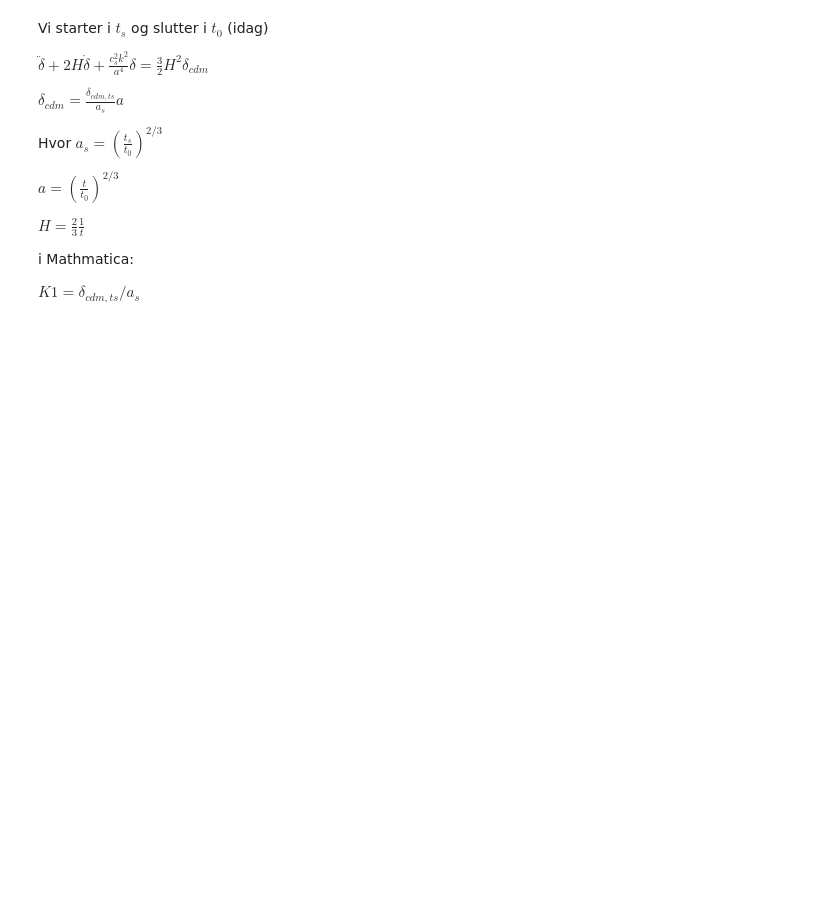
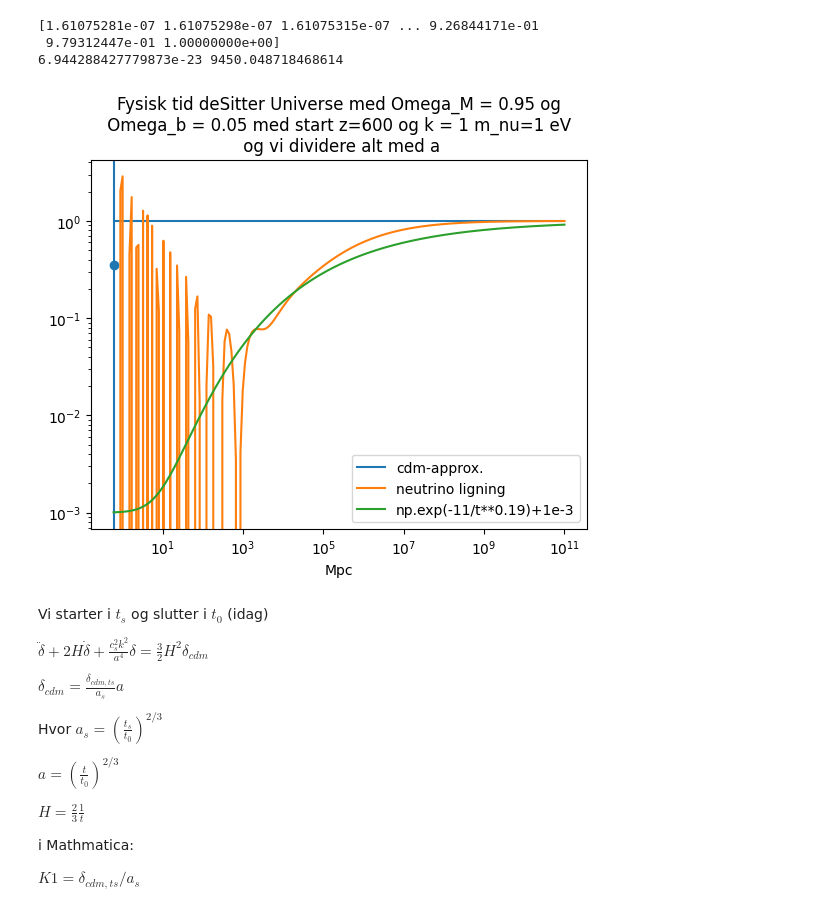
Before and after one commit to eriksteenberg/Power-spectrum-Test, a Jupyter notebook: 14-04-23 - fungerende a og a^2 afhængig CDM - neutrino ligning.ipynb, the cells around one changed output. Cells and saved outputs as stored; diff of their text form; code cells hidden in the pictures; blank space fills up the shorter version.

```diff
--- a/14-04-23 - fungerende a og a^2 afhængig CDM - neutrino ligning.ipynb
+++ b/14-04-23 - fungerende a og a^2 afhængig CDM - neutrino ligning.ipynb
@@ -107,7 +109,7 @@ def TEST(kvec=[1],k_ind=0,z=600,mv_test=1 ,   Omega_M = 0.95,Omega_b=0.05,PLOT_F
     T_ini = float(interp_tau_from_a(a0))
     T_ini_tid = float(interp_tid_from_a(a0))
     T_0 =  float(T_ini_tid)
-    delta0 = delta_init(T_ini)
+    delta0 = delta_init(T_ini_tid)
     # ===============================
 
 
@@ -128,7 +130,7 @@ def TEST(kvec=[1],k_ind=0,z=600,mv_test=1 ,   Omega_M = 0.95,Omega_b=0.05,PLOT_F
 
     t_bonus = 0
     if div_med_a == True:
-        t_bonus = 10_000_000_000
+        t_bonus = 10_000_000_000_0
 
     t = np.logspace(np.log10(T_0),np.log10(tid[-1]+t_bonus),200)
 
@@ -146,36 +148,42 @@ def TEST(kvec=[1],k_ind=0,z=600,mv_test=1 ,   Omega_M = 0.95,Omega_b=0.05,PLOT_F
     b = 1
     c5 = 1
     if div_med_a ==True:
         b = (t/t0)**(2/3)
         c5 =  a_class
     print(c5)
     if PLOT_FIGUR==True:
         plt.figure(np.random.randint(1,1000))
         plt.axvline(T_0 )
         norm = np.abs(delta0/a0*Power(t[-1]/t0,2/3)/b[-1])
         #plt.plot(tid_class/c5,-delta_class,label="class cdm")
         #plt.plot(tid_class/c5,-delta_neutrino_class,label="class nu")
         plt.xlabel("Mpc")
         plt.scatter(T_ini_tid,-neu_interp(a0))
         plt.plot(t,-delta0/a0*Power(t/t0,2/3)/b/norm,label="cdm-approx.")
         plt.plot(t,-f2(t)/b/norm,label="neutrino ligning")
         #plt.loglog(t,1e4*np.log10(1/5*t - 100),label="transiet")
         f = lambda t,n,v: 1/(1+n*np.exp(-1/t))
         #plt.loglog(t,f(t,100))
         #plt.loglog(t,f(t,1))
-        plt.loglog(t,np.tanh(t))
-        plt.loglog(t,np.exp(-10/t))
+        #plt.loglog(t,np.tanh(t))
+        #plt.loglog(t,np.exp(-11*k/t**0.19)+1e-3/k)
+        plt.loglog(t,np.exp(-11/t**0.19)+1e-3,label=f"np.exp(-11/t**0.19)+1e-3")
         #if div_med_a==True:plt.loglog(t,800 )# + np.log10((t/t0)**(2/3)*t))
         plt.legend()
 
         if div_med_a == True:
             plt.title("Fysisk tid deSitter Universe med Omega_M = %s og\n Omega_b = %s med start z=%s og k = %s m_nu=%s eV \n og vi dividere alt med a" %(Omega_M,Omega_b,z,k,mv_test))
         else:
             plt.title("Fysisk tid deSitter Universe med Omega_M = %s og\n Omega_b = %s med start z=%s og k = %s m_nu=%s eV " %(Omega_M,Omega_b,z,k,mv_test))
     print(tid[0],tid[-1])
 
-TEST(div_med_a=True)
+TEST(div_med_a=True,kvec=[1])
 #TEST()
+# %% [output]
+[1.61075281e-07 1.61075298e-07 1.61075315e-07 ... 9.26844171e-01
+ 9.79312447e-01 1.00000000e+00]
+6.944288427779873e-23 9450.048718468614
+[figure, added]
 # %%
 #TEST(    kvec=[1e-3],    k_ind=0,    z=800,    mv_test=1,    Omega_M=0.95)
 # %%
```
Also changed, not shown: parts of 15 cells of this notebook, 3 other files.
